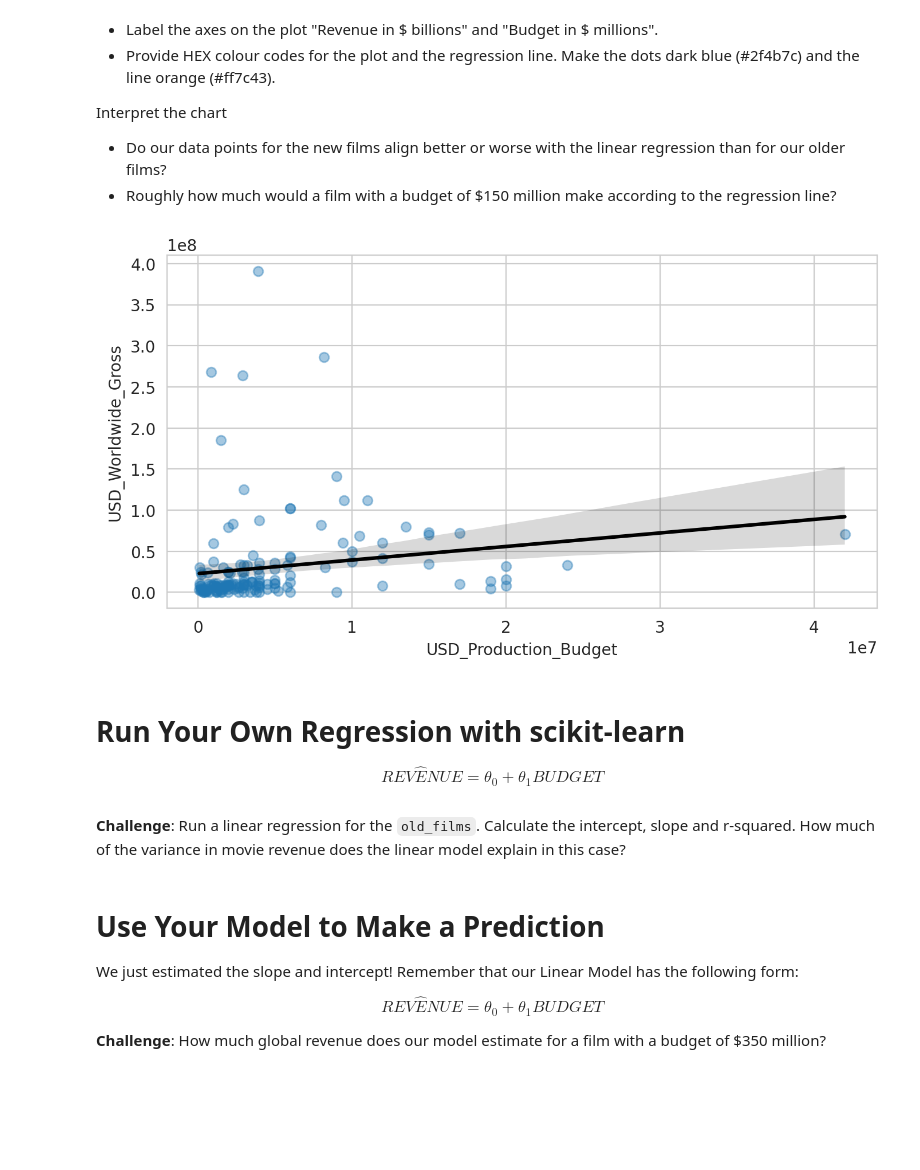
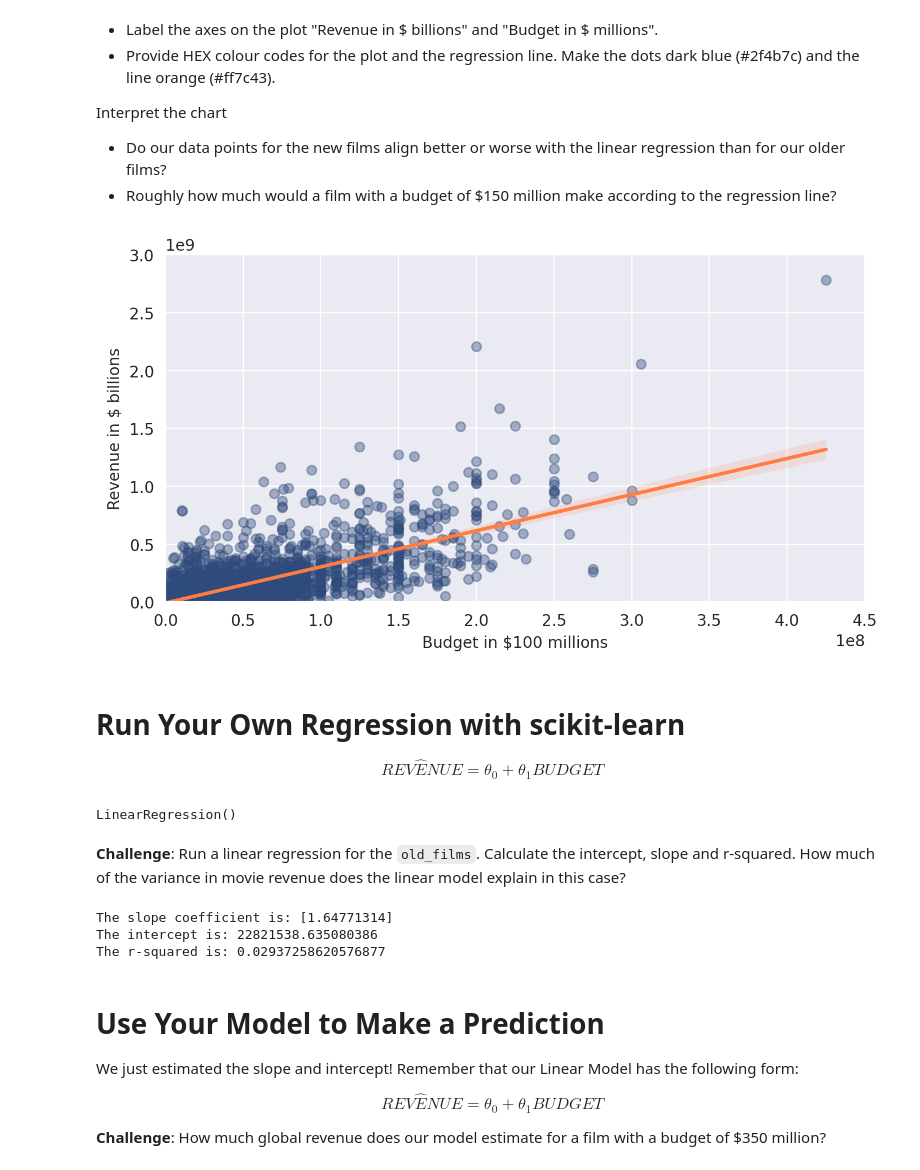
Before and after one commit to Berkayclk06/SeabornAndLinearRegressionEx, a Jupyter notebook: Seaborn_and_Linear_Regression_(start).ipynb, the cells around one changed output. Drawn from its saved outputs; the diff is of its cells as text; code cells hidden in the pictures; blank space fills up the shorter version.

```diff
--- a/Seaborn_and_Linear_Regression_(start).ipynb
+++ b/Seaborn_and_Linear_Regression_(start).ipynb
@@ -313,20 +314,51 @@ Interpret the chart
 * Roughly how much would a film with a budget of $150 million make according to the regression line?
 # %%
 plt.figure(figsize=(8,4), dpi=200)
-with sns.axes_style("whitegrid"):
-  sns.regplot(data=old_films,
+with sns.axes_style("darkgrid"):
+  ax = sns.regplot(data=new_films,
             x='USD_Production_Budget',
             y='USD_Worldwide_Gross',
+            color="#2f4b7c",
             scatter_kws = {'alpha': 0.4},
-            line_kws = {'color': 'black'})
+            line_kws = {'color': '#ff7c43'},
+            )
+  ax.set(ylim=(0, 3000000000),
+         xlim=(0, 450000000),
+         ylabel="Revenue in $ billions",
+         xlabel="Budget in $100 millions"
+         )
 # %% [output]
-[figure, old version]
+[figure, new version]
 # %% [markdown]
 # Run Your Own Regression with scikit-learn
 
 $$ REV \hat ENUE = \theta _0 + \theta _1 BUDGET$$
+# %%
+regression = LinearRegression()
+# Explanatory Variable(s) or Feature(s)
+X = pd.DataFrame(new_films, columns=['USD_Production_Budget'])
+
+# Response Variable or Target
+y = pd.DataFrame(new_films, columns=['USD_Worldwide_Gross'])
+
+regression.fit(X, y)
+# R-squared
+regression.score(X, y)
+# %% [output]
+LinearRegression()
 # %% [markdown]
 **Challenge**: Run a linear regression for the `old_films`. Calculate the intercept, slope and r-squared. How much of the variance in movie revenue does the linear model explain in this case?
+# %%
+X = pd.DataFrame(old_films, columns=['USD_Production_Budget'])
+y = pd.DataFrame(old_films, columns=['USD_Worldwide_Gross'])
+regression.fit(X,y)
+print(f'The slope coefficient is: {regression.coef_[0]}')
+print(f'The intercept is: {regression.intercept_[0]}')
+print(f'The r-squared is: {regression.score(X, y)}')
+# %% [output]
+The slope coefficient is: [1.64771314]
+The intercept is: 22821538.635080386
+The r-squared is: 0.02937258620576877
 # %% [markdown]
 # Use Your Model to Make a Prediction
 
```
Also changed, not shown: parts of 2 cells of this notebook.
